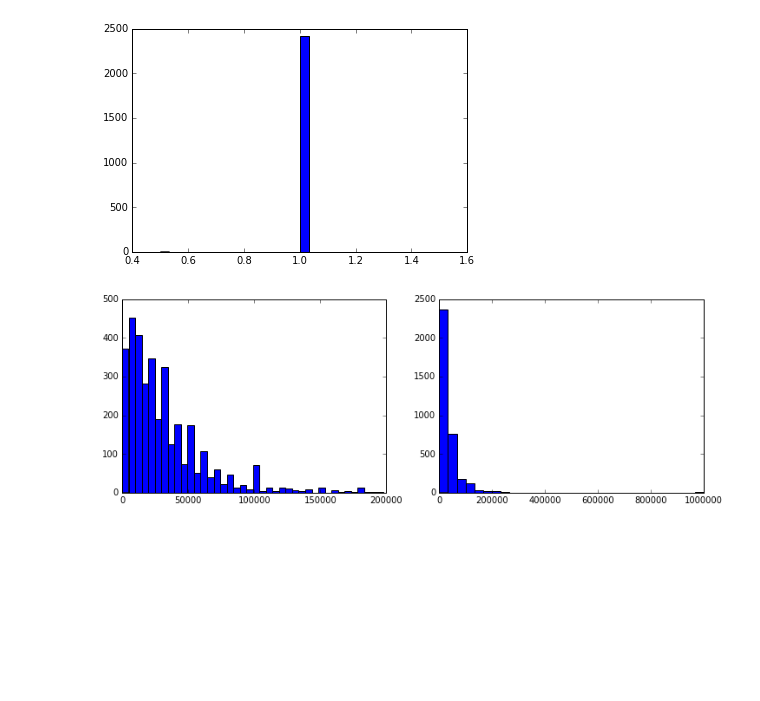
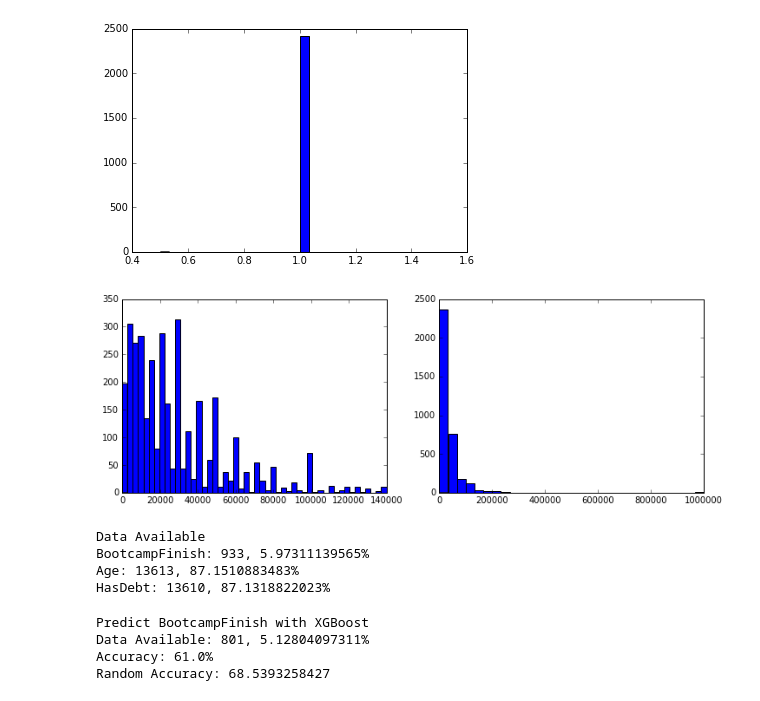
Before and after one commit to DoctorKhan/new-coders-survey, a Jupyter notebook: exploratory.ipynb, the cells around one changed output. Saved outputs shown, nothing was run; the diff lists cells and outputs as text; code cells hidden in the pictures; blank space fills up the shorter version.

Commit message:
Added model to exploratory

```diff
--- a/exploratory.ipynb
+++ b/exploratory.ipynb
@@ -4,5 +4,7 @@
 import numpy as np # linear algebra
 import pandas as pd # data processing, CSV file I/O (e.g. pd.read_csv)
 import matplotlib.pyplot as plt
+np.random.seed(43713)  # for reproducibility
 
 data = pd.read_csv("2016-FCC-New-Coders-Survey-Data.csv")
+data = data.reindex(np.random.permutation(data.index))
@@ -48,13 +54,60 @@ plt.show()
 # %%
 plt.figure(figsize=(12,4))
 
 plt.subplot(121)
 d = data.StudentDebtOwe.dropna()
-lessThan200k = np.array(filter(lambda x:x<200000, d))
+lessThan150k = np.array(filter(lambda x:x<150000, d))
 
-plt.hist(lessThan200k, bins=40)
+plt.hist(lessThan150k, bins=50)
 plt.subplot(122)
 plt.hist(d, bins=30)
 plt.show()
 # %% [output]
-[figure, old version]
+[figure, new version]
+# %%
+bootcampFinish = data.BootcampFinish.dropna()
+age = data.Age.dropna()
+hasDebt = data.HasDebt.dropna()
+
+print 'Data Available'
+print 'BootcampFinish: ' + str(len(bootcampFinish)) + ', ' + str(100. * len(bootcampFinish) / len(data)) + '%'
+print 'Age: ' + str(len(age)) + ', ' + str(100. * len(age) / len(data)) + '%'
+print 'HasDebt: ' + str(len(hasDebt)) + ', ' + str(100. * len(hasDebt) / len(data)) + '%'
+# %% [output]
+Data Available
+BootcampFinish: 933, 5.97311139565%
+Age: 13613, 87.1510883483%
+HasDebt: 13610, 87.1318822023%
+# %%
+import xgboost as xgb
+
+print 'Predict BootcampFinish with XGBoost'
+
+# Drop data frames with missing data
+d = data
+d = d[np.isfinite(d['BootcampFinish'])]
+d = d[np.isfinite(d['Age'])]
+d = d[np.isfinite(d['HasDebt'])]
+
+# Convert to  matrix
+x = d[['Age','HasDebt']].as_matrix()
+t = d[['BootcampFinish']].as_matrix()[:,0]
+print 'Data Available: ' + str(d.shape[0]) + ', ' + str(100. * d.shape[0] / len(data)) + '%'
+
+# Create train/test data
+testLength = len(d) * 5 / 10
+xTest = x[:testLength]
+tTest = t[:testLength]
+xTrain = x[testLength:]
+tTrain = t[testLength:]
+
+# Train model
+gbm = xgb.XGBClassifier(max_depth=50, n_estimators=200, learning_rate=0.01).fit(xTrain, tTrain)
+yTest = gbm.predict(xTest)
+print 'Accuracy: ' + str(100. * (1 - np.sum(np.abs(yTest - tTest)) / len(yTest))) + '%'
+print 'Random Accuracy: ' + str(100. * max(np.mean(t), 1 - np.mean(t)))
+# %% [output]
+Predict BootcampFinish with XGBoost
+Data Available: 801, 5.12804097311%
+Accuracy: 61.0%
+Random Accuracy: 68.5393258427
```
Also changed, not shown: parts of 2 cells of this notebook.
